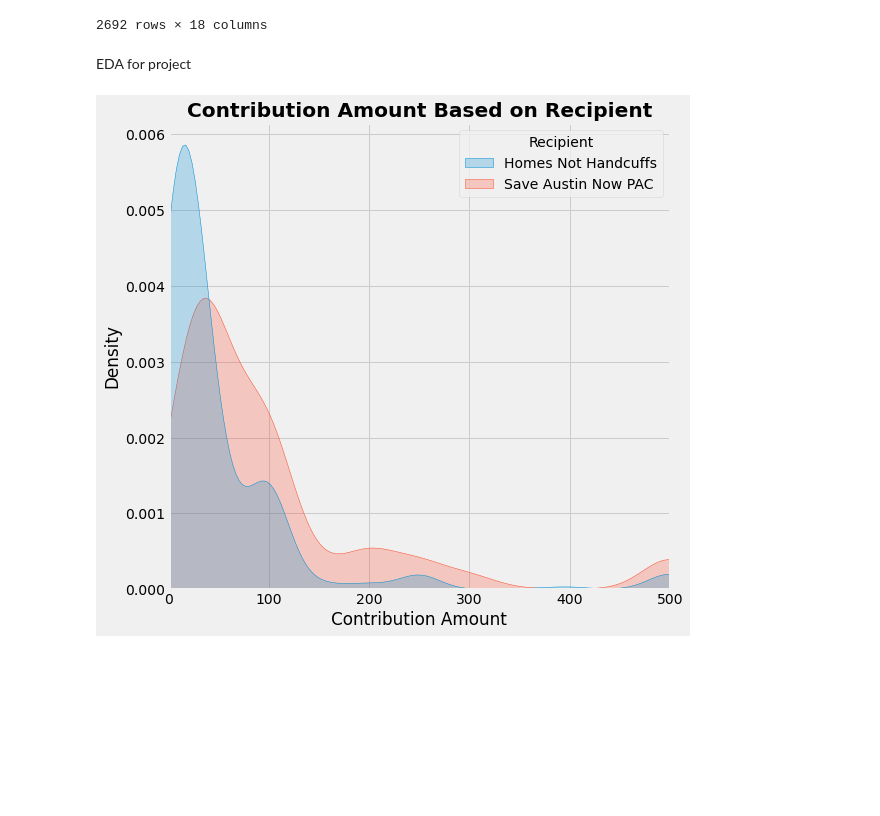
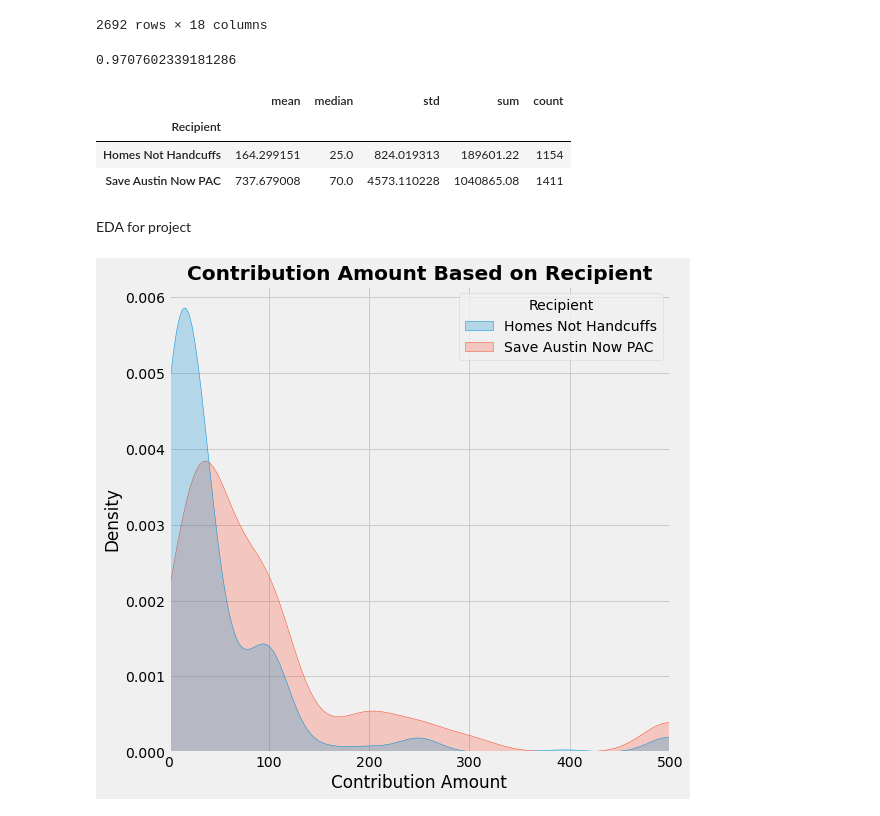
Before and after one commit to kuninethan95/PropB, a Jupyter notebook: PropB.ipynb, the cells around one changed output. Cells and saved outputs as stored; diff of their text form; code cells hidden in the pictures; blank space fills up the shorter version.

```diff
--- a/PropB.ipynb
+++ b/PropB.ipynb
@@ -112,6 +112,17 @@ df_propb
 2692 rows × 18 columns
 # %%
 df_under = df_propb[df_propb['Contribution_Amount']<=500]
+# %%
+len(df_under)/len(df)
+# %% [output]
+0.9707602339181286
+# %%
+df_propb.groupby(by='Recipient')['Contribution_Amount'].agg(['mean', 'median', 'std', 'sum', 'count'])
+# %% [output]
+|  | mean | median | std | sum | count |
+| Recipient |  |  |  |  |  |
+| Homes Not Handcuffs | 164.299151 | 25.0 | 824.019313 | 189601.22 | 1154 |
+| Save Austin Now PAC | 737.679008 | 70.0 | 4573.110228 | 1040865.08 | 1411 |
 # %% [markdown]
 EDA for project
 # %%
```
Also changed, not shown: parts of 9 cells of this notebook, 2 other files.
